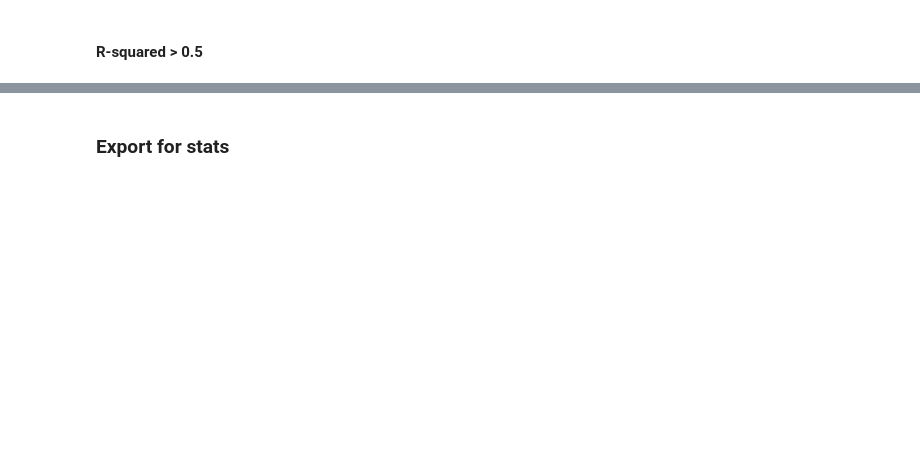
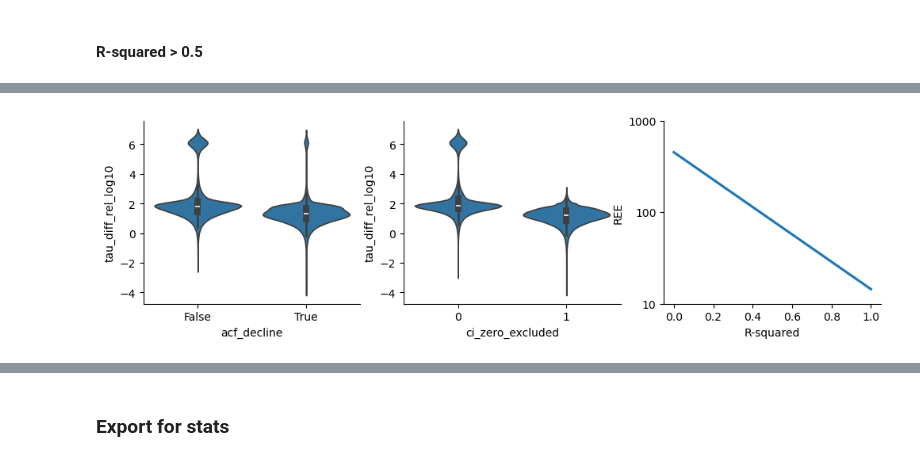
Before and after one commit to iinnpp/isttc, a Jupyter notebook: notebooks/synthetic/plot_taus_parametric_inclusion.ipynb, the cells around one changed output, grey strips where cells are left out. Saved outputs shown, nothing was run; the diff lists cells and outputs as text; code cells hidden in the pictures; blank space fills up the shorter version.

```diff
--- a/notebooks/synthetic/plot_taus_parametric_inclusion.ipynb
+++ b/notebooks/synthetic/plot_taus_parametric_inclusion.ipynb
@@ -974,0 +844,3 @@ axes[0].legend(frameon=False)
+# %%
+included_df['tau_diff_rel_log10'] = np.log10(included_df['tau_diff_rel'])
+included_df
@@ -974,0 +861,19 @@ axes[0].legend(frameon=False)
+# %%
+fig, axes = plt.subplots(1,3, figsize=(12, 3))
+
+sns.violinplot(y='tau_diff_rel_log10', x='acf_decline',  data=included_df , cut=0, density_norm='width', ax=axes[0])
+sns.violinplot(y='tau_diff_rel_log10', x='ci_zero_excluded',  data=included_df , cut=0, density_norm='width', ax=axes[1])
+
+sns.regplot(y=included_df['tau_diff_rel_log10'].values, x=included_df['fit_r_squared'].values, scatter=None, ax=axes[2])
+axes[2].set_yticks([1, 2, 3])
+axes[2].set_yticklabels([10, 100, 1000])
+axes[2].set_ylabel('REE')
+axes[2].set_xlabel('R-squared')
+
+sns.despine()
+
+# if save_fig:
+#     plt.savefig(fig_folder + 'ree_vs_3params.png' , bbox_inches='tight', dpi=300)
+#     plt.savefig(fig_folder + 'ree_vs_3params.svg' , bbox_inches='tight')
+# %% [output]
+[figure, added]
```
Also changed, not shown: parts of 30 cells of this notebook, 2 other files.
